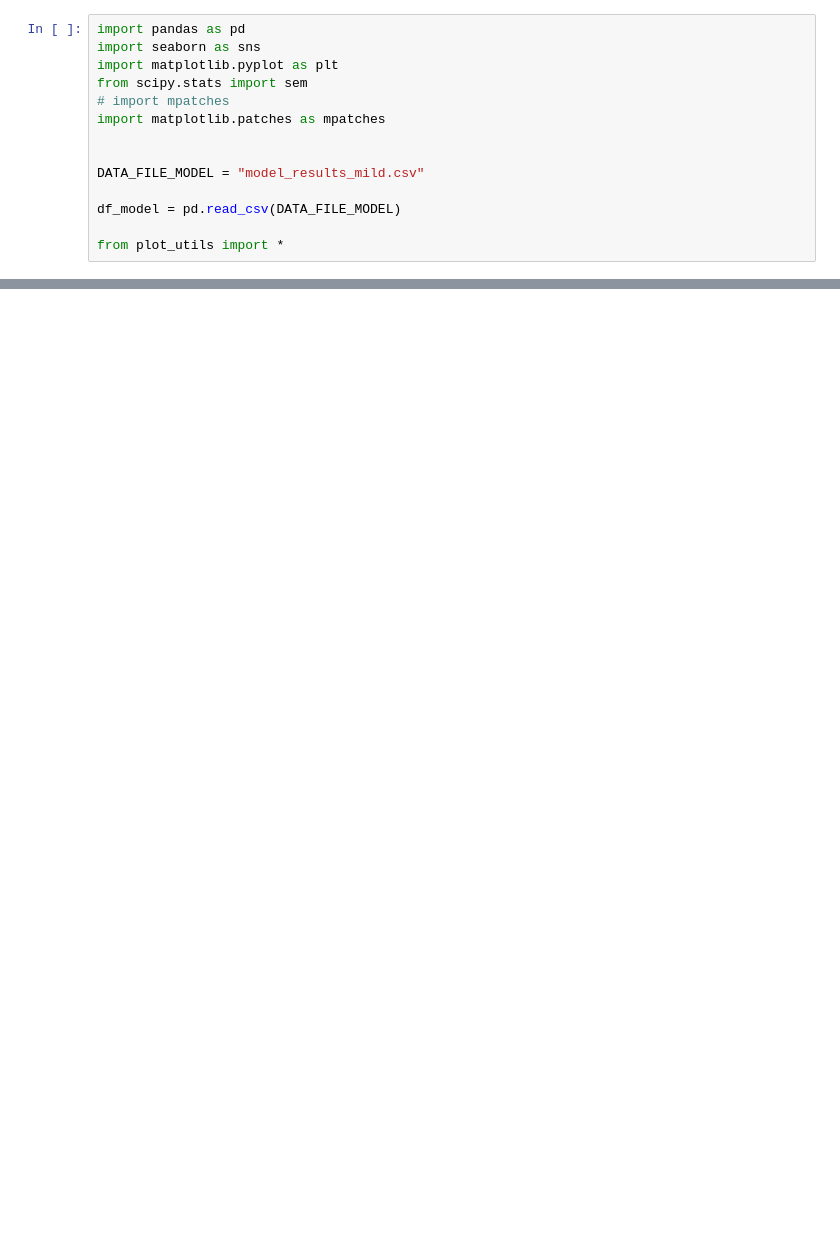
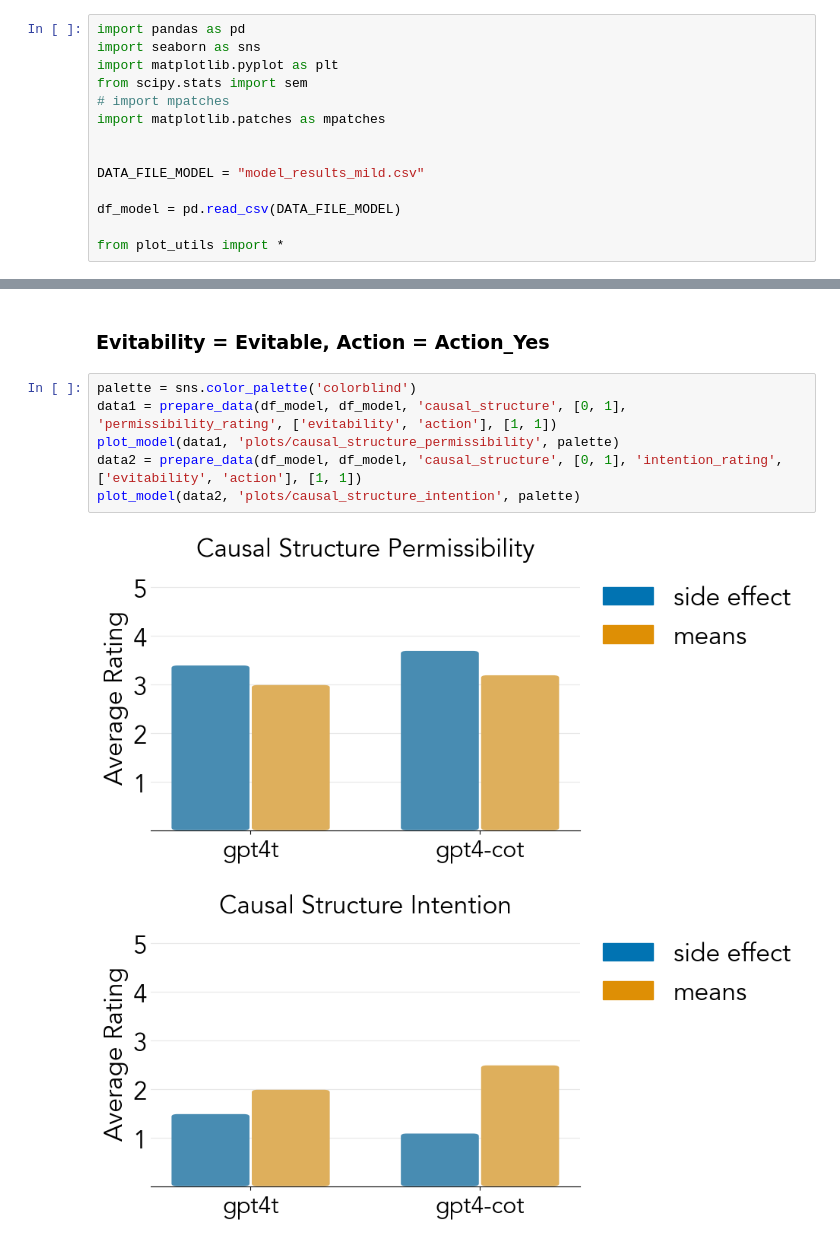
Before and after one commit to cicl-stanford/procedural-evals-moral, a Jupyter notebook: offtherails/analysis/plotting.ipynb, the cells around one changed output, grey strips where cells are left out. Cells and saved outputs as stored; diff of their text form; blank space fills up the shorter version.

```diff
--- a/offtherails/analysis/plotting.ipynb
+++ b/offtherails/analysis/plotting.ipynb
@@ -114,0 +106,11 @@ human-0shot
+# %% [markdown]
+### Evitability = Evitable, Action = Action_Yes
+# %%
+palette = sns.color_palette('colorblind')
+data1 = prepare_data(df_model, df_model, 'causal_structure', [0, 1], 'permissibility_rating', ['evitability', 'action'], [1, 1])
+plot_model(data1, 'plots/causal_structure_permissibility', palette)
+data2 = prepare_data(df_model, df_model, 'causal_structure', [0, 1], 'intention_rating', ['evitability', 'action'], [1, 1])
+plot_model(data2, 'plots/causal_structure_intention', palette)
+# %% [output]
+[figure, added]
+[figure, added]
```
Also changed, not shown: parts of 18 cells of this notebook, 12 other files.
